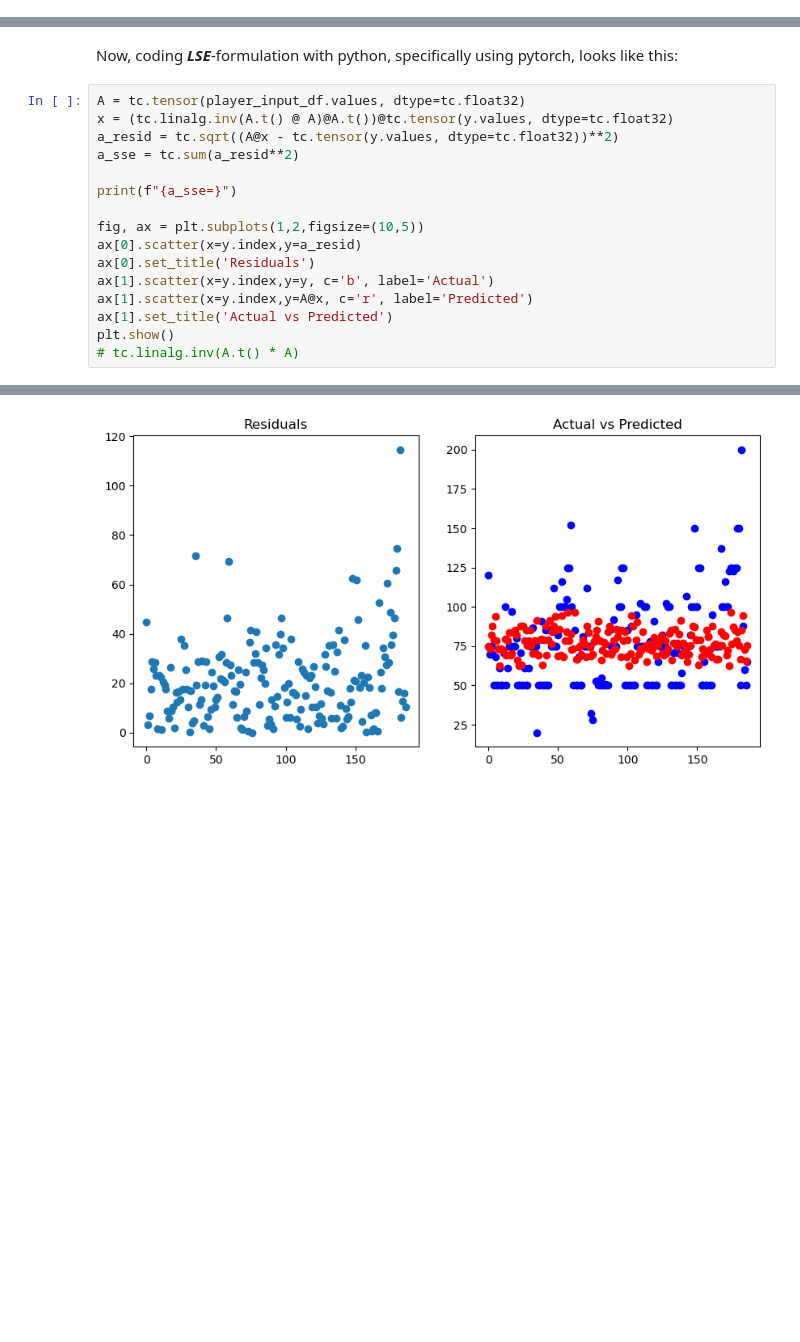
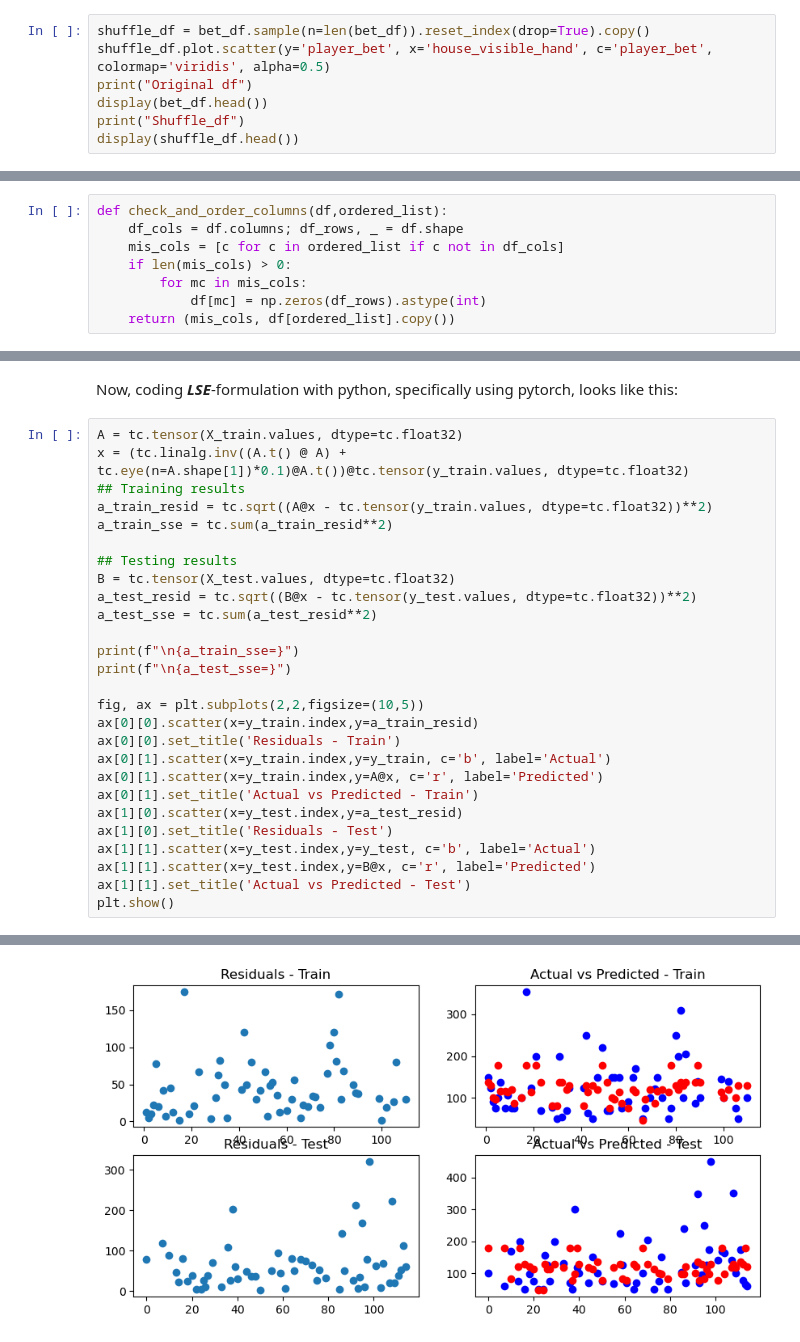
Before and after one commit to jcstrydom/black-jack, a Jupyter notebook: notebooks/regression_modeling.ipynb, the cells around one changed output, grey strips where cells are left out. Saved outputs shown, nothing was run; the diff lists cells and outputs as text; blank space fills up the shorter version.

```diff
--- a/notebooks/regression_modeling.ipynb
+++ b/notebooks/regression_modeling.ipynb
@@ -137,0 +139,7 @@ bet_df[select_cols].head()
+# %%
+shuffle_df = bet_df.sample(n=len(bet_df)).reset_index(drop=True).copy()
+shuffle_df.plot.scatter(y='player_bet', x='house_visible_hand', c='player_bet', colormap='viridis', alpha=0.5)
+print("Original df")
+display(bet_df.head())
+print("Shuffle_df")
+display(shuffle_df.head())
@@ -151,0 +164,8 @@ player_input_df.head()
+# %%
+def check_and_order_columns(df,ordered_list):
+    df_cols = df.columns; df_rows, _ = df.shape
+    mis_cols = [c for c in ordered_list if c not in df_cols]
+    if len(mis_cols) > 0:
+        for mc in mis_cols:
+            df[mc] = np.zeros(df_rows).astype(int)
+    return (mis_cols, df[ordered_list].copy())
@@ -163,19 +217,30 @@ player_input_df.iloc[bet_df.loc[bet_df.card_1 == bet_df.card_2].index].head()
 # %% [markdown]
 Now, coding ***LSE***-formulation with python, specifically using pytorch, looks like this:
 # %%
-A = tc.tensor(player_input_df.values, dtype=tc.float32)
-x = (tc.linalg.inv(A.t() @ A)@A.t())@tc.tensor(y.values, dtype=tc.float32)
-a_resid = tc.sqrt((A@x - tc.tensor(y.values, dtype=tc.float32))**2)
-a_sse = tc.sum(a_resid**2)
+A = tc.tensor(X_train.values, dtype=tc.float32)
+x = (tc.linalg.inv((A.t() @ A) + tc.eye(n=A.shape[1])*0.1)@A.t())@tc.tensor(y_train.values, dtype=tc.float32)
+## Training results
+a_train_resid = tc.sqrt((A@x - tc.tensor(y_train.values, dtype=tc.float32))**2)
+a_train_sse = tc.sum(a_train_resid**2)
 
-print(f"{a_sse=}")
+## Testing results
+B = tc.tensor(X_test.values, dtype=tc.float32)
+a_test_resid = tc.sqrt((B@x - tc.tensor(y_test.values, dtype=tc.float32))**2)
+a_test_sse = tc.sum(a_test_resid**2)
 
-fig, ax = plt.subplots(1,2,figsize=(10,5))
-ax[0].scatter(x=y.index,y=a_resid)
-ax[0].set_title('Residuals')
-ax[1].scatter(x=y.index,y=y, c='b', label='Actual')
-ax[1].scatter(x=y.index,y=A@x, c='r', label='Predicted')
-ax[1].set_title('Actual vs Predicted')
+print(f"\n{a_train_sse=}")
+print(f"\n{a_test_sse=}")
+
+fig, ax = plt.subplots(2,2,figsize=(10,5))
+ax[0][0].scatter(x=y_train.index,y=a_train_resid)
+ax[0][0].set_title('Residuals - Train')
+ax[0][1].scatter(x=y_train.index,y=y_train, c='b', label='Actual')
+ax[0][1].scatter(x=y_train.index,y=A@x, c='r', label='Predicted')
+ax[0][1].set_title('Actual vs Predicted - Train')
+ax[1][0].scatter(x=y_test.index,y=a_test_resid)
+ax[1][0].set_title('Residuals - Test')
+ax[1][1].scatter(x=y_test.index,y=y_test, c='b', label='Actual')
+ax[1][1].scatter(x=y_test.index,y=B@x, c='r', label='Predicted')
+ax[1][1].set_title('Actual vs Predicted - Test')
 plt.show()
-# tc.linalg.inv(A.t() * A)
 # %% [output]
@@ -183 +250 @@ a_sse=tensor(133223.)
-[figure, old version]
+[figure, new version]
```
Also changed, not shown: parts of 30 cells of this notebook.
